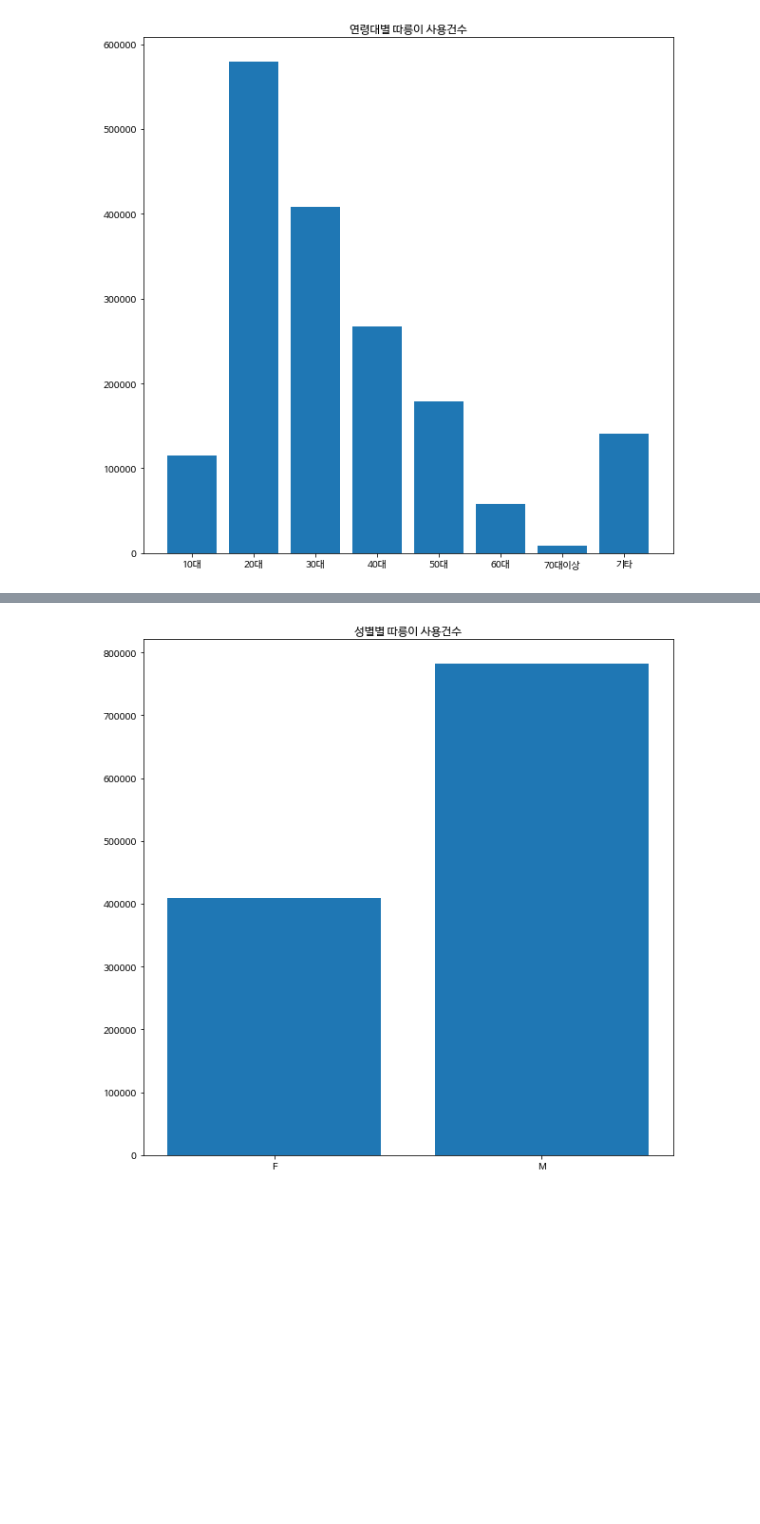
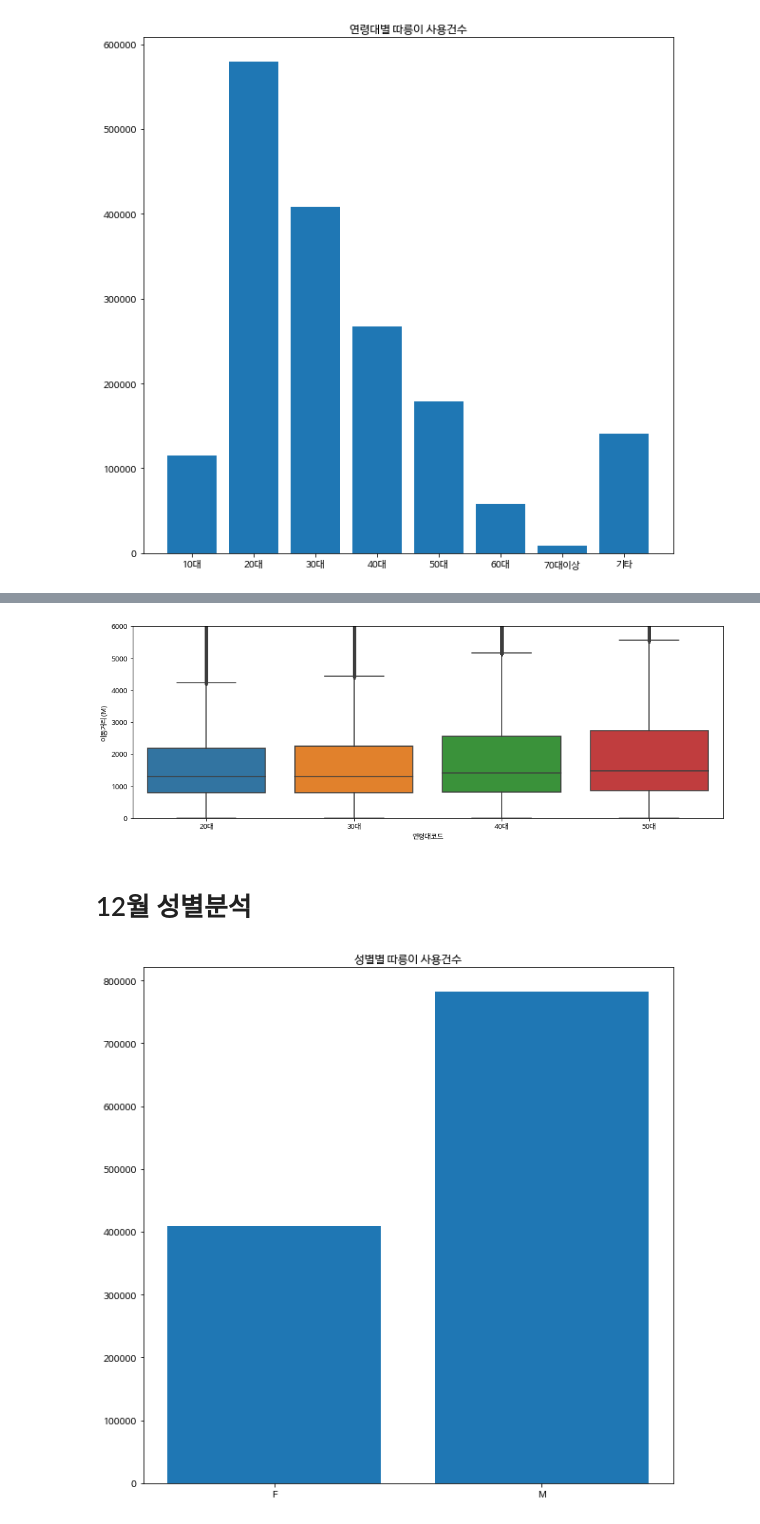
Before and after one commit to Aimerlee123/Python-teamproject, a Jupyter notebook: 파이썬_팀_프로젝트.ipynb, the cells around one changed output, grey strips where cells are left out. Cells and saved outputs as stored; diff of their text form; code cells hidden in the pictures; blank space fills up the shorter version.

```diff
--- a/파이썬_팀_프로젝트.ipynb
+++ b/파이썬_팀_프로젝트.ipynb
@@ -77,0 +110,8 @@ plt.show()
+# %%
+data_2 = bike_1[(bike_1['연령대코드'] != '10대') & (bike_1['연령대코드'] != '60대') & (bike_1['연령대코드'] != '70대')]
+plt.figure(figsize=(15, 5))
+sns.boxplot(data = data_2, x = '연령대코드', y = '이동거리(M)', order = ['20대', '30대', '40대', '50대'])
+plt.ylim([0, 6000]);
+plt.show()
+# %% [output]
+[figure, added]
@@ -83,3 +126,5 @@ bike_2['성별']=bike_2['성별'].str.replace('m','M')
+# %% [markdown]
+# 12월 성별분석
 # %%
 sex_group=bike_2.groupby(["성별"],as_index=False)
 sex_sum=sex_group["이용건수"].sum()
```
Also changed, not shown: parts of 18 cells of this notebook.
